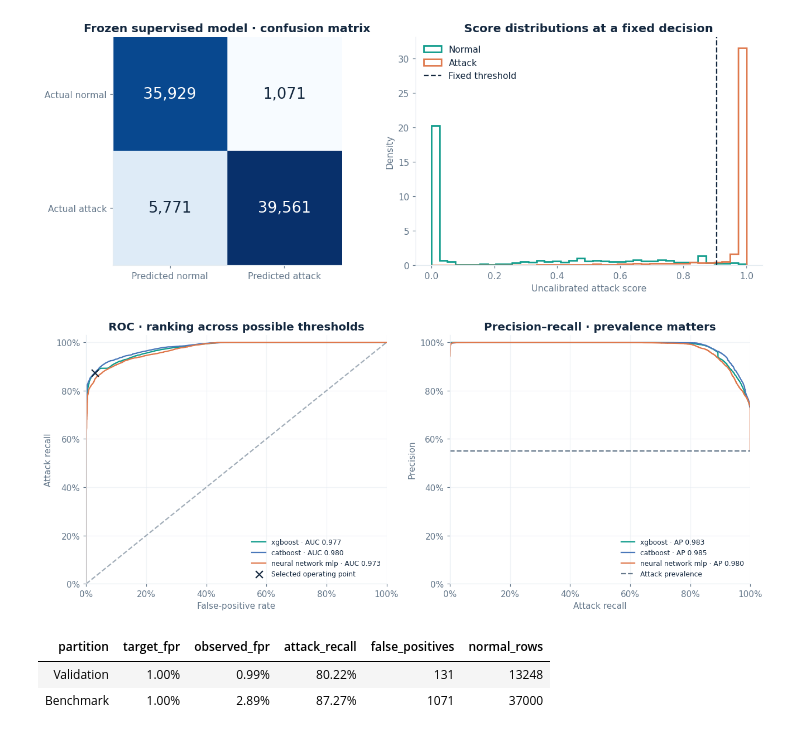
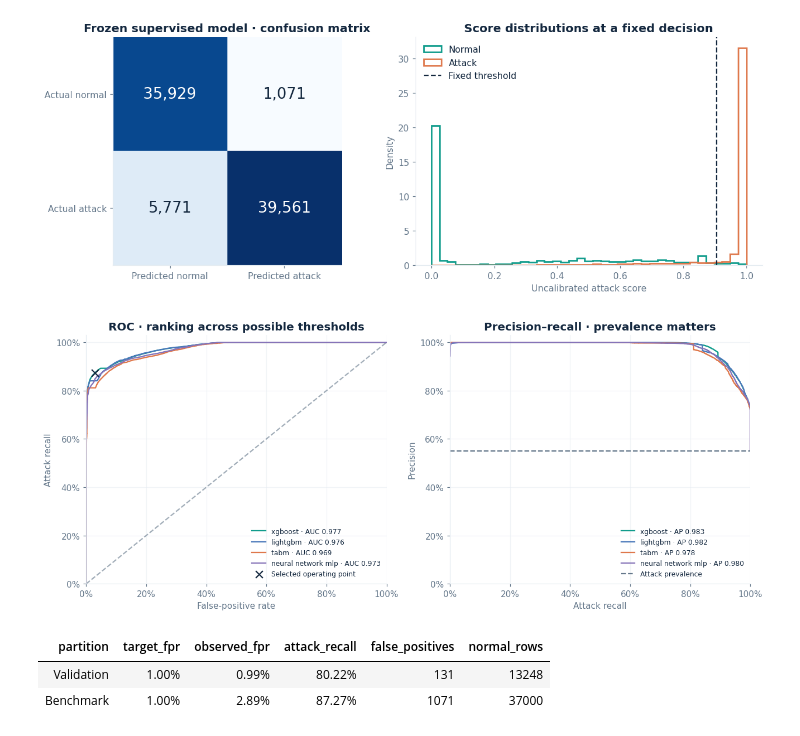
Before and after one commit to KHALIDKARROUM/NetGuard, a Jupyter notebook: notebooks/00_netguard_complete.ipynb, the cells around one changed output. Saved outputs shown, nothing was run; the diff lists cells and outputs as text; code cells hidden in the pictures.

```diff
--- a/notebooks/00_netguard_complete.ipynb
+++ b/notebooks/00_netguard_complete.ipynb
@@ -451,11 +460,11 @@ class MeanProbabilityClassifier(ClassifierMixin, BaseEstimator):
         return (self.predict_proba(X)[:, 1] >= 0.5).astype(np.int8)
 # %%
 ARTIFACT_SCHEMA_VERSION = 3
-RUNTIME_PACKAGES = ("numpy", "pandas", "scipy", "scikit-learn", "joblib", "threadpoolctl", "catboost", "xgboost")
+RUNTIME_PACKAGES = ("numpy", "pandas", "scipy", "scikit-learn", "joblib", "threadpoolctl", "catboost", "xgboost", "lightgbm", "torch", "tabm", "rtdl-num-embeddings")
 SCORE_CALIBRATION = {"method": "identity", "parameters": {}, "fitted_on": None,
                      "output": "uncalibrated classifier attack score"}
 FEATURE_IMPLEMENTATION_SHA = 'df660f109e885d97881aecb967895052333e3d2700bb2f677326d239bd273a35'
-MODEL_IMPLEMENTATION_SHA = '1915c920f806a95c0ec71206dca73a378bbf084bf70e085d73e0a09347f3dca9'
+MODEL_IMPLEMENTATION_SHA = '696fa51a903fc466d7f16b2040b5cec38ce6ea9c208a1dc85af33b04db1d1a2a'
 
 def feature_implementation_hash():
     return FEATURE_IMPLEMENTATION_SHA
@@ -1445,6 +1626,11 @@ config = ModelUpgradeConfig(
     neural_epochs=6 if FAST_RUN else 160,
     neural_patience=3 if FAST_RUN else 15,
     neural_hidden_layers=(32, 16) if FAST_RUN else (64, 32),
+    lightgbm_trees=20 if FAST_RUN else 800,
+    tabm_epochs=3 if FAST_RUN else 80,
+    tabm_patience=2 if FAST_RUN else 12,
+    tabm_members=4 if FAST_RUN else 16,
+    tabm_width=16 if FAST_RUN else 64,
 )
 rng = np.random.default_rng(config.seed)
 training_name = "UNSW_NB15_training-set.csv"
@@ -2131,30 +2370,30 @@ finish_figure(fig, "08_confusion_and_scores")
 [figure]
 # %%
 fig, axes = plt.subplots(1, 2, figsize=(12, 5))
-palette = [COLORS[k] for k in ["normal", "blue", "attack", "purple"]]
-curve_names = [bundle["model_name"], "catboost", "xgboost", "neural_network_mlp"]
+palette = [COLORS[k] for k in ["normal", "blue", "attack", "purple", "muted"]]
+curve_names = [bundle["model_name"], "xgboost", "lightgbm", "tabm", "neural_network_mlp"]
 for name, color in zip(dict.fromkeys(curve_names), palette):
     if name not in benchmark_scores:
         continue
     scores = benchmark_scores[name]
     fpr, tpr, _ = roc_curve(benchmark.label, scores)
     precision, recall, _ = precision_recall_curve(benchmark.label, scores)
     summary = all_benchmark_comparison.loc[all_benchmark_comparison.model.eq(name)].iloc[0]
     axes[0].plot(fpr, tpr, color=color, label=f"{name.replace('_',' ')} · AUC {summary.roc_auc:.3f}")
     axes[1].plot(recall, precision, color=color, label=f"{name.replace('_',' ')} · AP {summary.average_precision:.3f}")
 axes[0].plot([0,1], [0,1], linestyle="--", color=COLORS["muted"], alpha=.6)
 axes[0].scatter([benchmark_metrics["false_positive_rate"]], [benchmark_metrics["recall"]],
                 s=70, color=COLORS["ink"], marker="x", zorder=5, label="Selected operating point")
 axes[1].axhline(benchmark.label.mean(), color=COLORS["muted"], linestyle="--", label="Attack prevalence")
 axes[0].set(title="ROC · ranking across possible thresholds", xlabel="False-positive rate", ylabel="Attack recall")
 axes[1].set(title="Precision–recall · prevalence matters", xlabel="Attack recall", ylabel="Precision")
 for ax in axes:
     ax.set_xlim(0, 1); ax.set_ylim(0, 1.03)
     ax.xaxis.set_major_formatter(PercentFormatter(1)); ax.yaxis.set_major_formatter(PercentFormatter(1))
     ax.grid(alpha=.5); ax.legend(fontsize=8, loc="lower right", frameon=False)
 finish_figure(fig, "09_roc_precision_recall")
 # %% [output]
-[figure, old version]
+[figure, new version]
 # %%
 validation_point = bundle["threshold_selection"]["validation_metrics"]
 show_table(pd.DataFrame([
```
Also changed, not shown: parts of 16 cells of this notebook, 4 other files.
